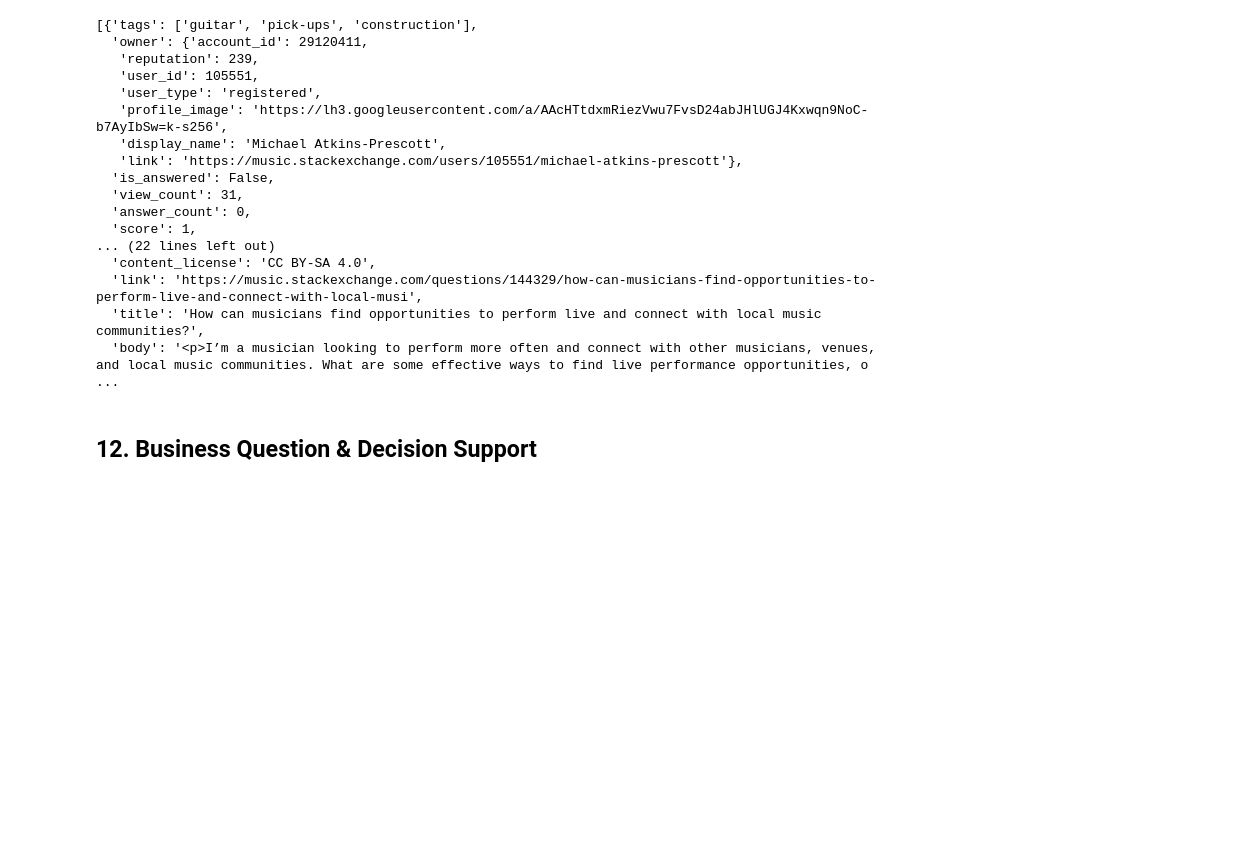
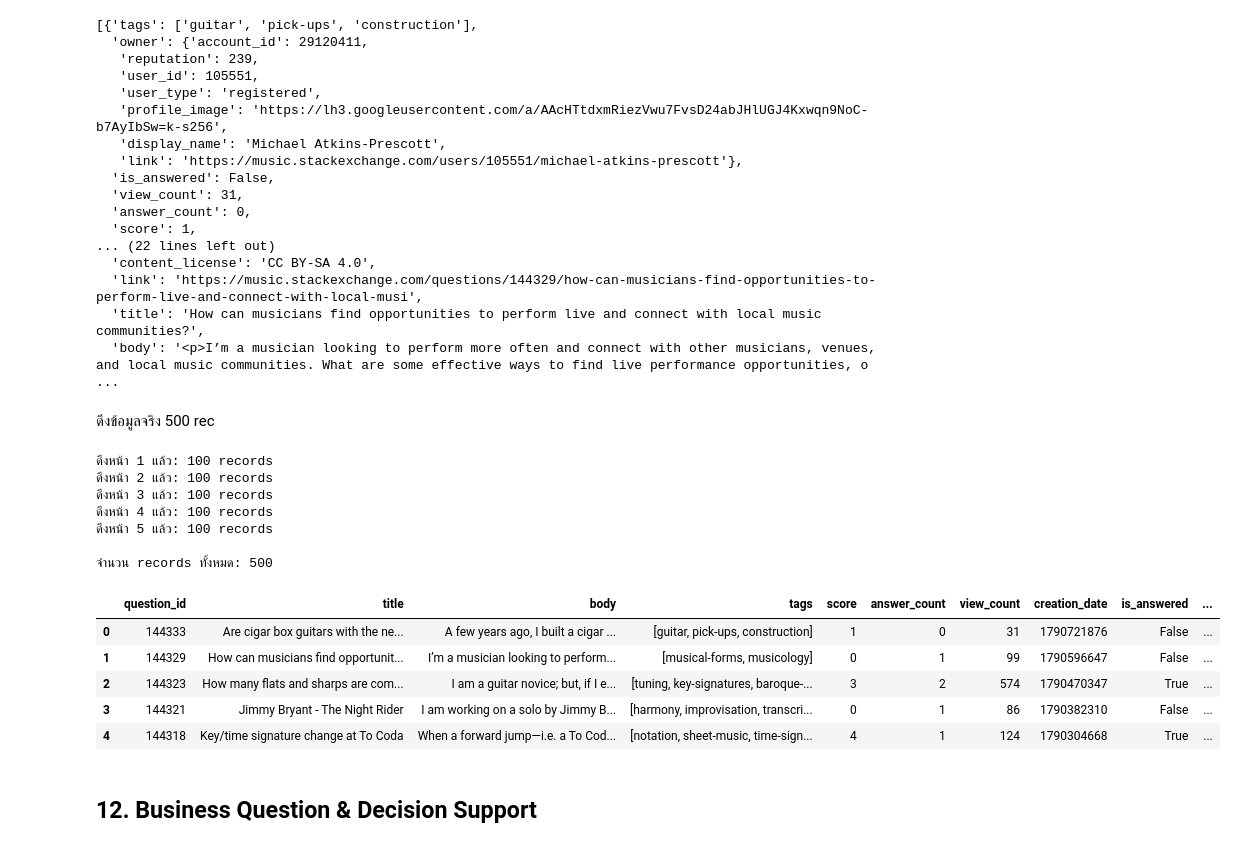
Before and after one commit to suphitchakh-web/Project_1, a Jupyter notebook: Team06_Part2.ipynb, the cells around one changed output. Saved outputs shown, nothing was run; the diff lists cells and outputs as text; code cells hidden in the pictures; blank space fills up the shorter version.

```diff
--- a/Team06_Part2.ipynb
+++ b/Team06_Part2.ipynb
@@ -3202,6 +3202,78 @@ Status Code: 200
   'link': 'https://music.stackexchange.com/questions/144329/how-can-musicians-find-opportunities-to-perform-live-and-connect-with-local-musi',
   'title': 'How can musicians find opportunities to perform live and connect with local music communities?',
   'body': '<p>I’m a musician looking to perform more often and connect with other musicians, venues, and local music communities. What are some effective ways to find live performance opportunities, o ...
+# %% [markdown]
+ดึงข้อมูลจริง 500 rec
+# %%
+import time
+import requests
+import pandas as pd
+from bs4 import BeautifulSoup
+
+url = "https://api.stackexchange.com/2.3/questions"
+
+all_records = []
+
+for page in range(1, 6):  # 5 หน้า × 100 = สูงสุด 500 records
+    params = {
+        "site": "music",
+        "pagesize": 100,
+        "page": page,
+        "order": "desc",
+        "sort": "creation",
+        "filter": "withbody"
+    }
+
+    response = requests.get(url, params=params, timeout=30)
+    response.raise_for_status()
+
+    data = response.json()
+
+    for item in data.get("items", []):
+        soup = BeautifulSoup(item.get("body", ""), "html.parser")
+
+        # ตัด code/pre ออก เพราะไม่ใช่ข้อความธรรมชาติที่ต้องการวิเคราะห์
+        for tag in soup.find_all(["code", "pre"]):
+            tag.decompose()
+
+        body_text = soup.get_text(" ", strip=True)
+
+        all_records.append({
+            "question_id": item.get("question_id"),
+            "title": item.get("title"),
+            "body": body_text,
+            "tags": item.get("tags"),
+            "score": item.get("score"),
+            "answer_count": item.get("answer_count"),
+            "view_count": item.get("view_count"),
+            "creation_date": item.get("creation_date"),
+            "is_answered": item.get("is_answered"),
+            "link": item.get("link")
+        })
+
+    print(f"ดึงหน้า {page} แล้ว: {len(data.get('items', []))} records")
+
+    # หน่วงเล็กน้อยเพื่อไม่ยิง API ถี่เกินไป
+    time.sleep(0.5)
+
+df = pd.DataFrame(all_records)
+
+print("\nจำนวน records ทั้งหมด:", len(df))
+display(df.head())
+# %% [output]
+ดึงหน้า 1 แล้ว: 100 records
+ดึงหน้า 2 แล้ว: 100 records
+ดึงหน้า 3 แล้ว: 100 records
+ดึงหน้า 4 แล้ว: 100 records
+ดึงหน้า 5 แล้ว: 100 records
+
+จำนวน records ทั้งหมด: 500
+|  | question_id | title | body | tags | score | answer_count | view_count | creation_date | is_answered | ... |
+| 0 | 144333 | Are cigar box guitars with the ne... | A few years ago, I built a cigar ... | [guitar, pick-ups, construction] | 1 | 0 | 31 | 1790721876 | False | ... |
+| 1 | 144329 | How can musicians find opportunit... | I’m a musician looking to perform... | [musical-forms, musicology] | 0 | 1 | 99 | 1790596647 | False | ... |
+| 2 | 144323 | How many flats and sharps are com... | I am a guitar novice; but, if I e... | [tuning, key-signatures, baroque-... | 3 | 2 | 574 | 1790470347 | True | ... |
+| 3 | 144321 | Jimmy Bryant - The Night Rider | I am working on a solo by Jimmy B... | [harmony, improvisation, transcri... | 0 | 1 | 86 | 1790382310 | False | ... |
+| 4 | 144318 | Key/time signature change at To Coda | When a forward jump—i.e. a To Cod... | [notation, sheet-music, time-sign... | 4 | 1 | 124 | 1790304668 | True | ... |
 # %% [markdown]
 ## 12. Business Question & Decision Support
 # %% [markdown]
```
